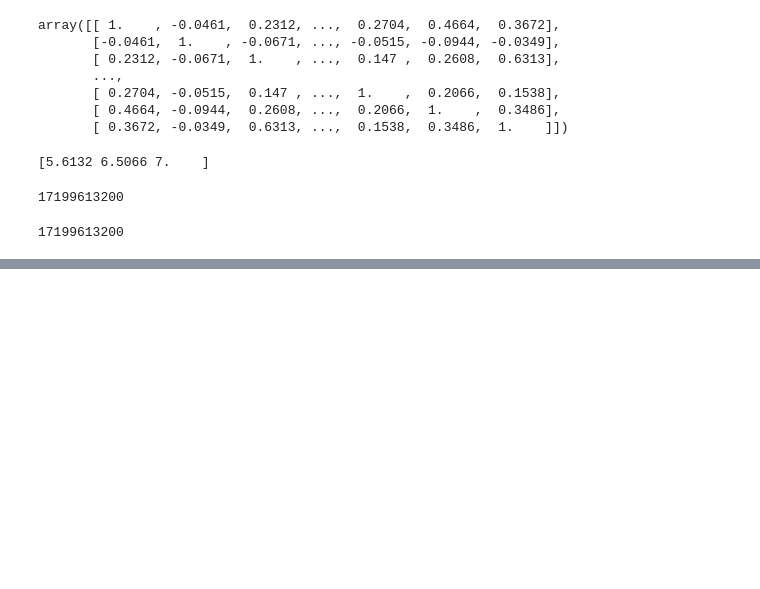
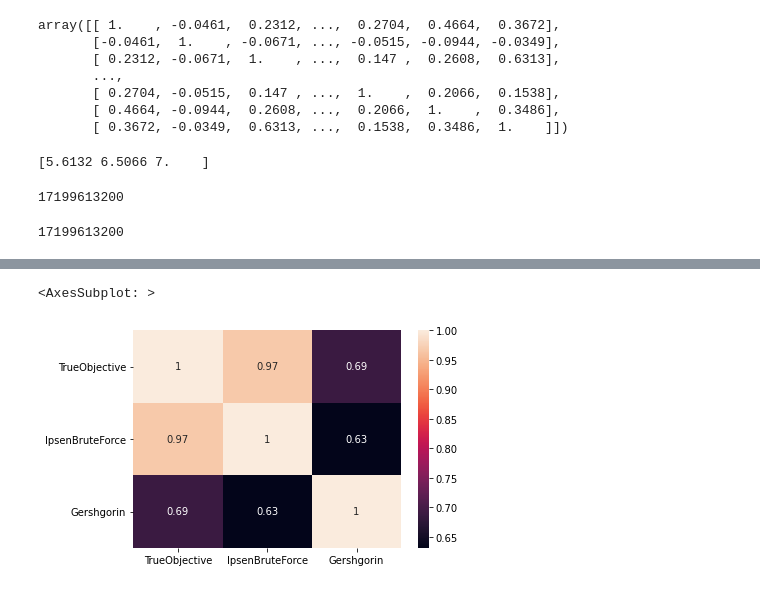
Before and after one commit to ringw/Optimal-SPCA, a Jupyter notebook: Python/IpsenBruteForceEval.ipynb, the cells around one changed output, grey strips where cells are left out. Drawn from its saved outputs; the diff is of its cells as text; code cells hidden in the pictures; blank space fills up the shorter version.

```diff
--- a/Python/IpsenBruteForceEval.ipynb
+++ b/Python/IpsenBruteForceEval.ipynb
@@ -212,3 +201,17 @@ import matplotlib.pyplot as plt
+# %%
+sns.heatmap(
+    pd.DataFrame(
+        {
+            'TrueObjective': brute_force,
+            'IpsenBruteForce': ipsen_brute_force_ub,
+            'Gershgorin': gershgorin_ub,
+        }
+    ).corr(method = 'spearman'),
+    annot=True
+)
+# %% [output]
+<AxesSubplot: >
+[figure, added]
 # %%
 plt.plot(brute_force[(nodes == 1).sum(axis=0) == 4], 'blue')
 plt.plot(ipsen_brute_force_ub[(nodes == 1).sum(axis=0) == 4], 'green')
```
Also changed, not shown: parts of 7 cells of this notebook.
